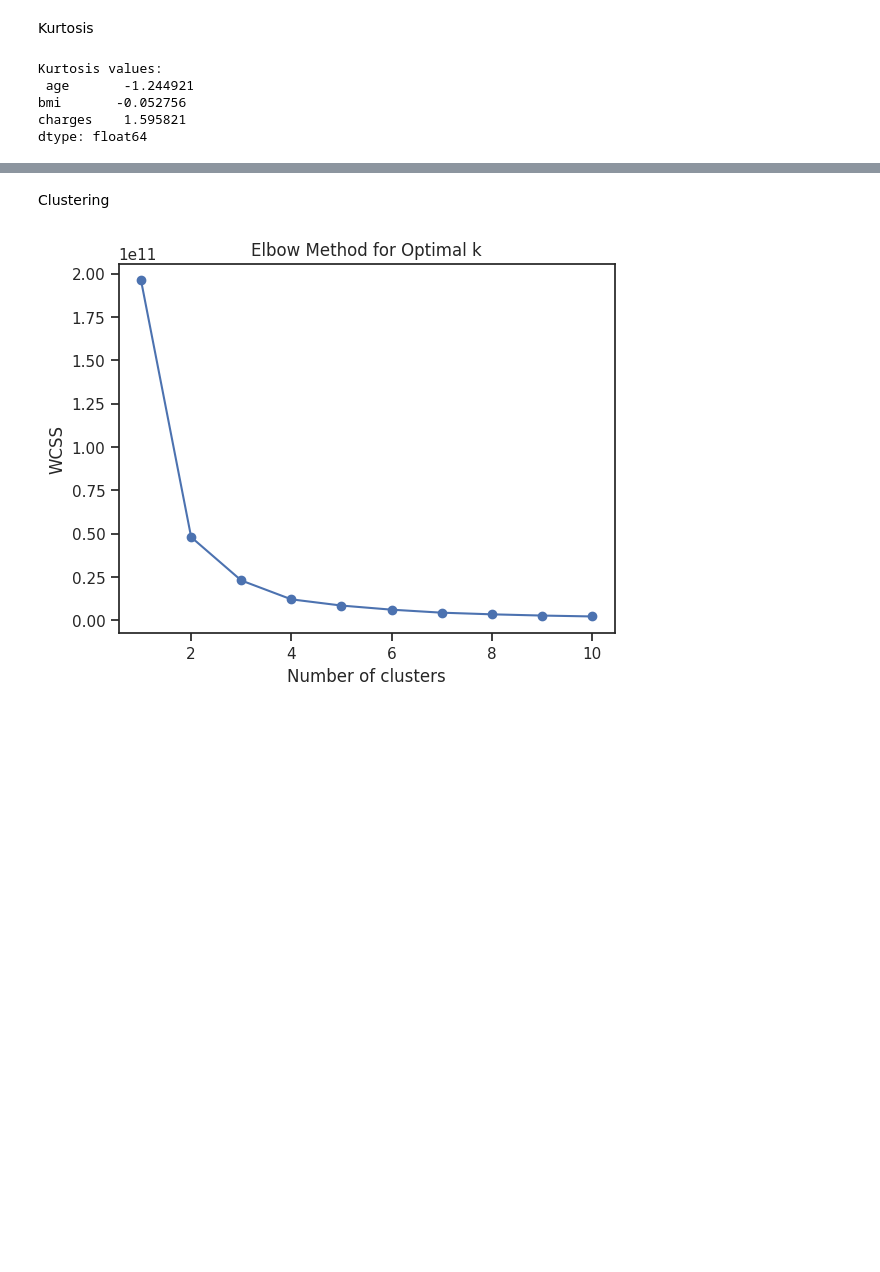
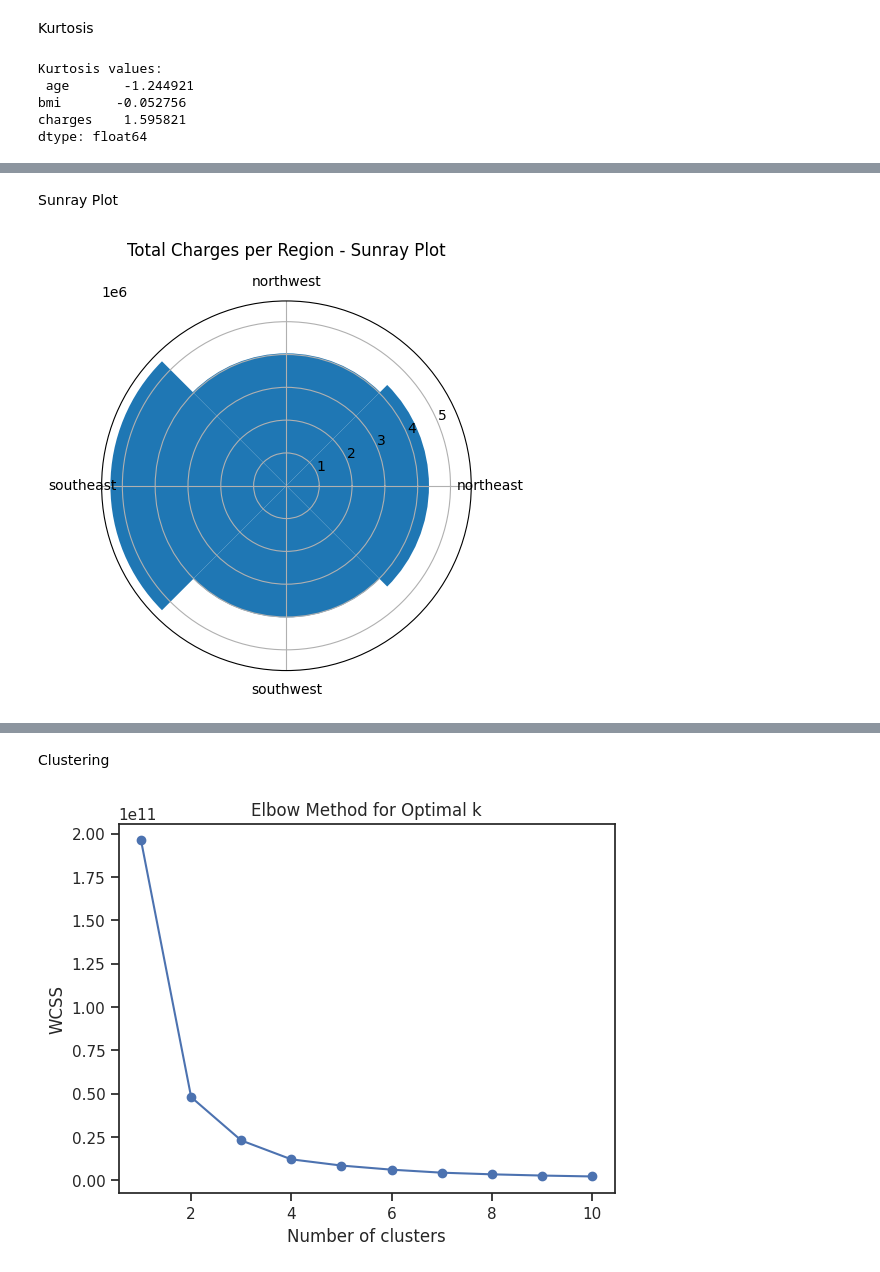
Before and after one commit to AnnantSharma03/EDA, a Jupyter notebook: 21BDS0330_EDA_THEORY.ipynb, the cells around one changed output, grey strips where cells are left out. Drawn from its saved outputs; the diff is of its cells as text; code cells hidden in the pictures; blank space fills up the shorter version.

```diff
--- a/21BDS0330_EDA_THEORY.ipynb
+++ b/21BDS0330_EDA_THEORY.ipynb
@@ -450,0 +512,21 @@ dtype: float64
+# %% [markdown]
+Sunray Plot
+# %%
+grouped = df.groupby('region')['charges'].sum()
+labels = grouped.index
+sizes = grouped.values
+
+theta = np.linspace(0.0, 2 * np.pi, len(sizes), endpoint=False)
+radii = sizes
+width = 2 * np.pi / len(sizes)
+
+fig, ax = plt.subplots(subplot_kw={'projection': 'polar'})
+bars = ax.bar(theta, radii, width=width)
+
+ax.set_xticks(theta)
+ax.set_xticklabels(labels)
+
+plt.title("Total Charges per Region - Sunray Plot", y=1.1)
+plt.show()
+# %% [output]
+[figure, added]
```
Also changed, not shown: parts of 11 cells of this notebook.
